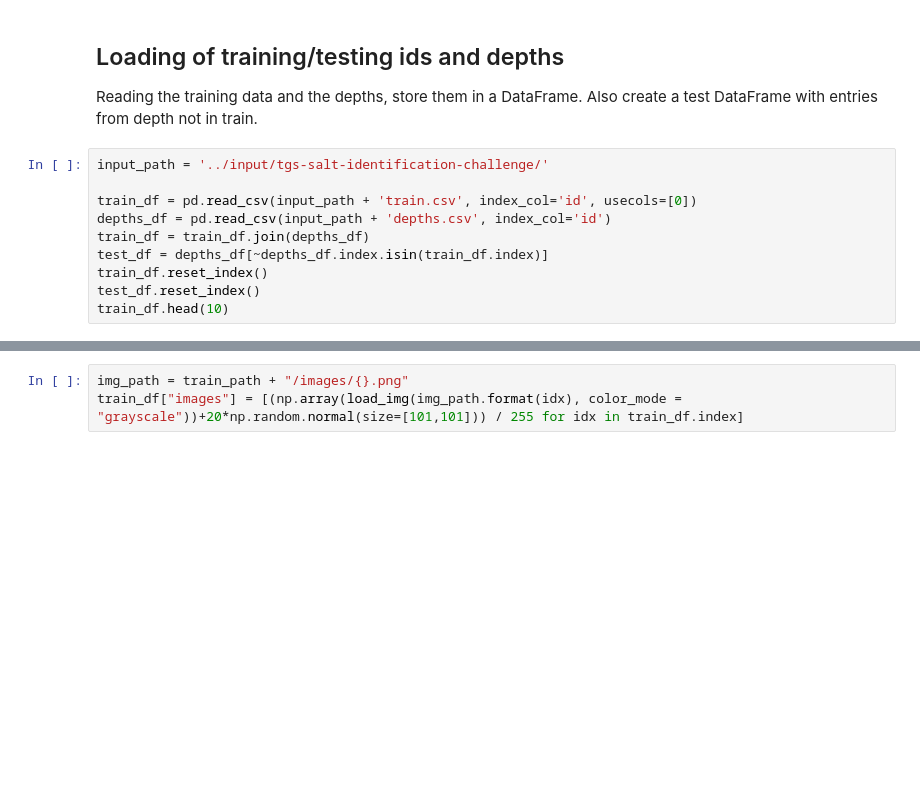
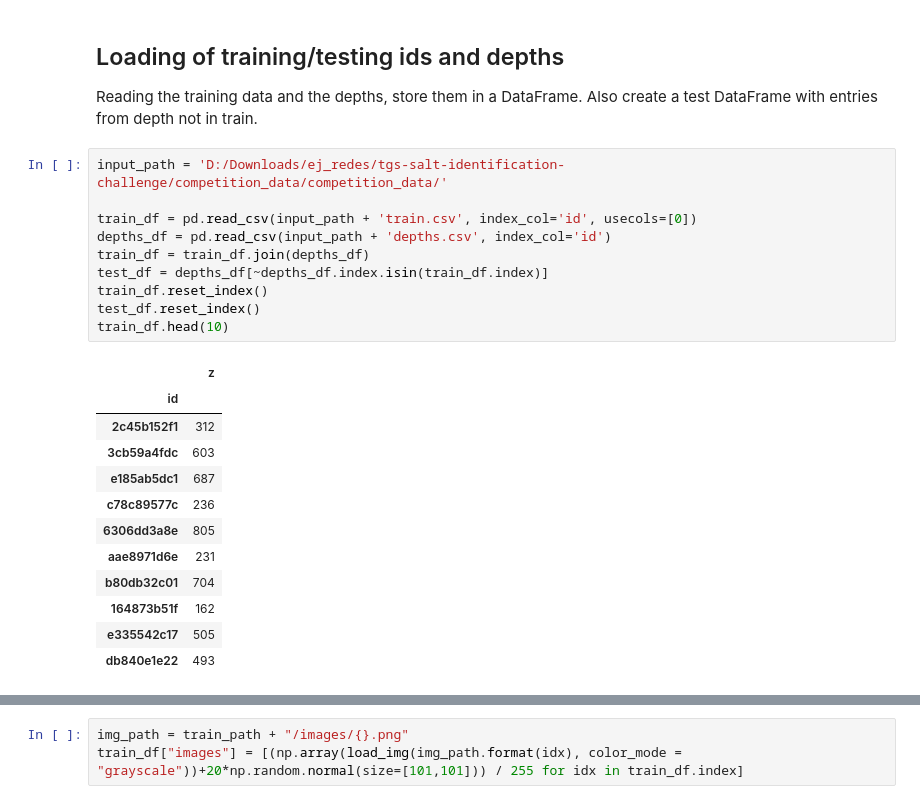
Before and after one commit to pCarranzaVelez/Redes-Neuronales-TP2, a Jupyter notebook: notebooke6c7956438 (2).ipynb, the cells around one changed output, grey strips where cells are left out. Cells and saved outputs as stored; diff of their text form; blank space fills up the shorter version.

```diff
--- a/notebooke6c7956438 (2).ipynb
+++ b/notebooke6c7956438 (2).ipynb
@@ -117,14 +123,27 @@ def downsample(img):
 ## Loading of training/testing ids and depths
 Reading the training data and the depths, store them in a DataFrame. Also create a test DataFrame with entries from depth not in train.
 # %%
-input_path = '../input/tgs-salt-identification-challenge/'
+input_path = 'D:/Downloads/ej_redes/tgs-salt-identification-challenge/competition_data/competition_data/'
 
 train_df = pd.read_csv(input_path + 'train.csv', index_col='id', usecols=[0])
 depths_df = pd.read_csv(input_path + 'depths.csv', index_col='id')
 train_df = train_df.join(depths_df)
 test_df = depths_df[~depths_df.index.isin(train_df.index)]
 train_df.reset_index()
 test_df.reset_index()
 train_df.head(10)
+# %% [output]
+|  | z |
+| id |  |
+| 2c45b152f1 | 312 |
+| 3cb59a4fdc | 603 |
+| e185ab5dc1 | 687 |
+| c78c89577c | 236 |
+| 6306dd3a8e | 805 |
+| aae8971d6e | 231 |
+| b80db32c01 | 704 |
+| 164873b51f | 162 |
+| e335542c17 | 505 |
+| db840e1e22 | 493 |
 # %%
 test_df.head()
```
Also changed, not shown: parts of 21 cells of this notebook.
